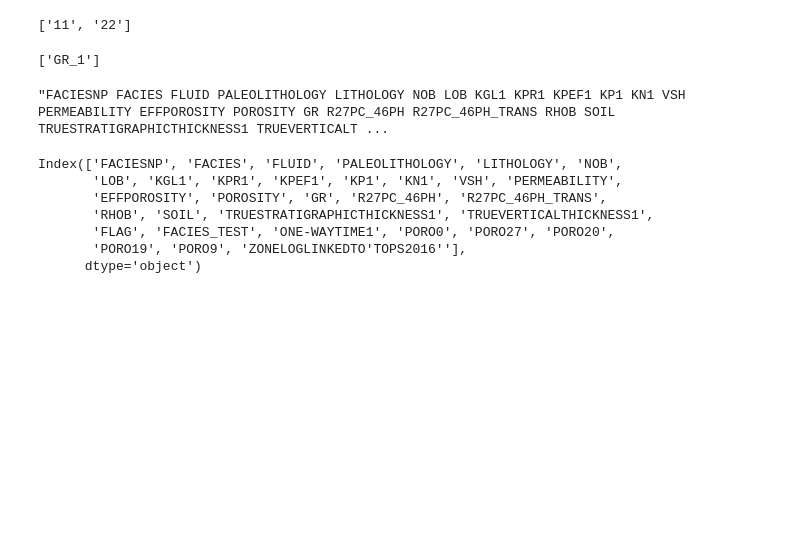
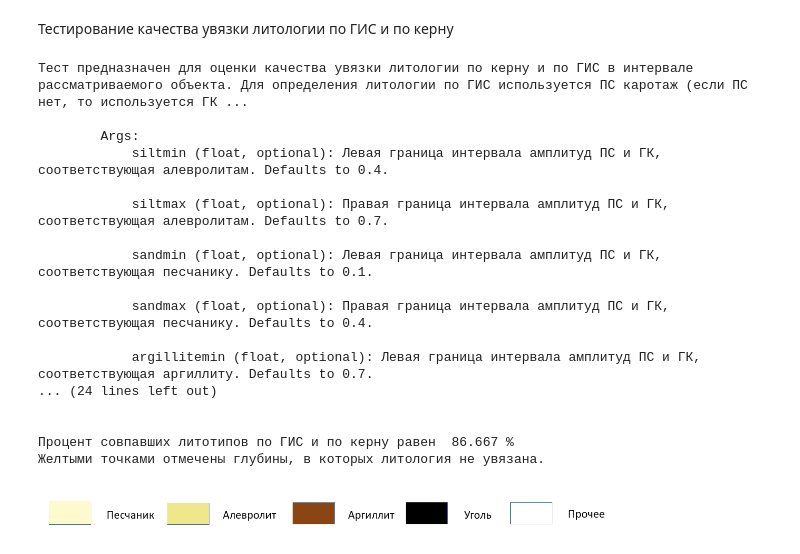
Before and after one commit to Salnikov-MaX/QA_QC_proj, a Jupyter notebook: workflow.ipynb, the cells around one changed output. Drawn from its saved outputs; the diff is of its cells as text; code cells hidden in the pictures; blank space fills up the shorter version.

```diff
--- a/workflow.ipynb
+++ b/workflow.ipynb
@@ -7,8 +8,9 @@ import re
 # %%
 kern = pd.read_excel('qa_qc_lib/data/Керн1.xlsx')
-depth = kern['Глубина отбора образца после привязки к ГИС, м'].to_numpy()
-poro = kern['Открытая пористость по воде, Кп, %'].to_numpy()
-lithology = kern['Литологическое описание'].to_numpy()
-poroeff = kern['Эффективная пористость, Кп эф, %'].to_numpy()
-perm = kern['Газопроницаемость параллельно напластованию, Кпр, мД'].to_numpy()
+depth = kern['Глубина отбора образца после привязки к ГИС, м'].dropna().to_numpy()
+poro = kern['Открытая пористость по воде, Кп, %'].dropna().to_numpy()
+lithology = kern['Литологическое описание'].dropna().to_numpy()
+poroeff = kern['Эффективная пористость, Кп эф, %'].dropna().to_numpy()
+perm = kern['Газопроницаемость параллельно напластованию, Кпр, мД'].dropna().to_numpy()
+las_path = 'qa_qc_lib/data/9281PL.las'
 # %%
@@ -67,27 +21,24 @@ gis1={'1': '11',
-# %%
-[gis1[x] for x in gis]
-# %% [output]
-['11', '22']
-# %%
-names = ''
-for i in qaqcc.las.columns:
-    names = names + i + ' '
-names = names + 'GR_1' + 'GR1'
-re.findall('GR\d', names)
-re.findall('GR\w\d', names)
-# %% [output]
-['GR_1']
-# %%
-names
-# %% [output]
-"FACIESNP FACIES FLUID PALEOLITHOLOGY LITHOLOGY NOB LOB KGL1 KPR1 KPEF1 KP1 KN1 VSH PERMEABILITY EFFPOROSITY POROSITY GR R27PC_46PH R27PC_46PH_TRANS RHOB SOIL TRUESTRATIGRAPHICTHICKNESS1 TRUEVERTICALT ...
-# %%
-qaqcc.las.columns
-# %% [output]
-Index(['FACIESNP', 'FACIES', 'FLUID', 'PALEOLITHOLOGY', 'LITHOLOGY', 'NOB',
-       'LOB', 'KGL1', 'KPR1', 'KPEF1', 'KP1', 'KN1', 'VSH', 'PERMEABILITY',
-       'EFFPOROSITY', 'POROSITY', 'GR', 'R27PC_46PH', 'R27PC_46PH_TRANS',
-       'RHOB', 'SOIL', 'TRUESTRATIGRAPHICTHICKNESS1', 'TRUEVERTICALTHICKNESS1',
-       'FLAG', 'FACIES_TEST', 'ONE-WAYTIME1', 'PORO0', 'PORO27', 'PORO20',
-       'PORO19', 'PORO9', 'ZONELOGLINKEDTO'TOPS2016''],
-      dtype='object')
+# %% [markdown]
+Тестирование качества увязки литологии по ГИС и по керну
+# %%
+print(qaqcc.get_method_description('test_lithology'))
+qaqcc.test_lithology()
+# %% [output]
+Тест предназначен для оценки качества увязки литологии по керну и по ГИС в интервале рассматриваемого объекта. Для определения литологии по ГИС используется ПС каротаж (если ПС нет, то используется ГК ...
+
+        Args:
+            siltmin (float, optional): Левая граница интервала амплитуд ПС и ГК, соответствующая алевролитам. Defaults to 0.4.
+
+            siltmax (float, optional): Правая граница интервала амплитуд ПС и ГК, соответствующая алевролитам. Defaults to 0.7.
+
+            sandmin (float, optional): Левая граница интервала амплитуд ПС и ГК, соответствующая песчанику. Defaults to 0.1.
+
+            sandmax (float, optional): Правая граница интервала амплитуд ПС и ГК, соответствующая песчанику. Defaults to 0.4.
+
+            argillitemin (float, optional): Левая граница интервала амплитуд ПС и ГК, соответствующая аргиллиту. Defaults to 0.7.
+... (24 lines left out)
+
+
+Процент совпавших литотипов по ГИС и по керну равен  86.667 %
+Желтыми точками отмечены глубины, в которых литология не увязана.
+[figure, added]
```
Also changed, not shown: parts of 23 cells of this notebook.
